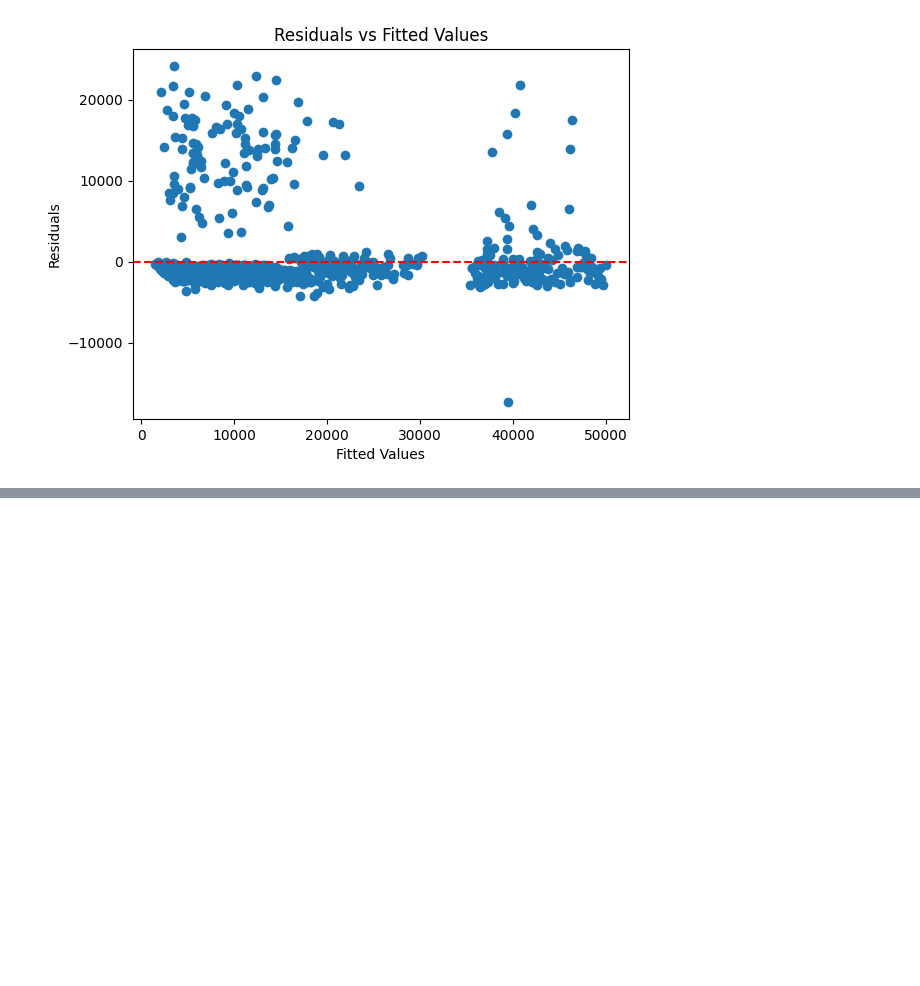
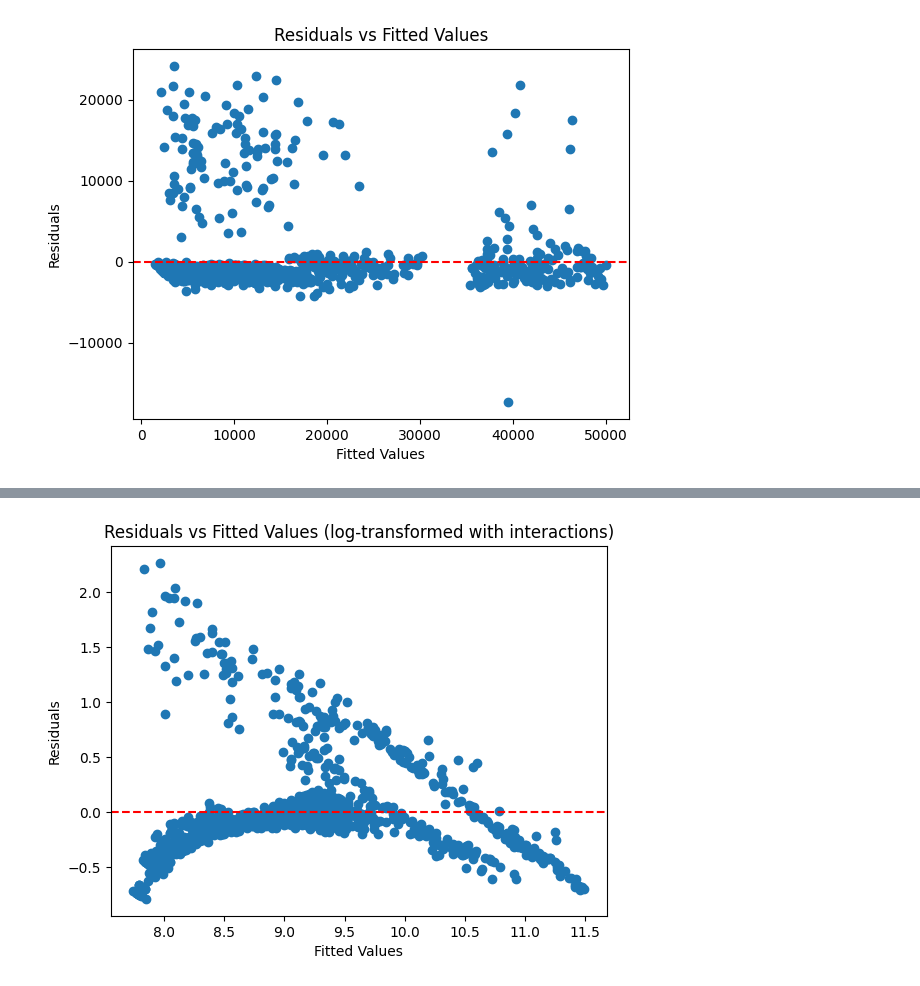
Before and after one commit to TangyKiwi/DSC-241, a Jupyter notebook: project/project_presentation.ipynb, the cells around one changed output, grey strips where cells are left out. Saved outputs shown, nothing was run; the diff lists cells and outputs as text; code cells hidden in the pictures; blank space fills up the shorter version.

```diff
--- a/project/project_presentation.ipynb
+++ b/project/project_presentation.ipynb
@@ -93,0 +128,12 @@ plt.show()
+# %%
+X = insurance.drop(columns=['charges'])
+y = insurance['charges']
+X = pd.get_dummies(X, drop_first=True).astype(float)
+X['age_squared'] = X['age'] ** 2
+X['bmi_obese'] = (X['bmi'] >= 30).astype(float)
+X['obese_smoker'] = X['bmi_obese'] * X['smoker_yes']
+X['bmi_smoker'] = X['bmi'] * X['smoker_yes']
+X = sm.add_constant(X)
+log_y = np.log(y)
+log_model_new = sm.OLS(log_y, X).fit()
+print(log_model_new.summary())
@@ -93,0 +158,12 @@ plt.show()
+# %%
+# plot residuals vs fitted values for new log model
+fitted_values = log_model_new.fittedvalues
+residuals = log_model_new.resid
+plt.scatter(fitted_values, residuals)
+plt.axhline(y=0, color='r', linestyle='--')
+plt.xlabel('Fitted Values')
+plt.ylabel('Residuals')
+plt.title('Residuals vs Fitted Values (log-transformed with interactions)')
+plt.show()
+# %% [output]
+[figure, added]
```
Also changed, not shown: parts of 10 cells of this notebook, 6 other files.
